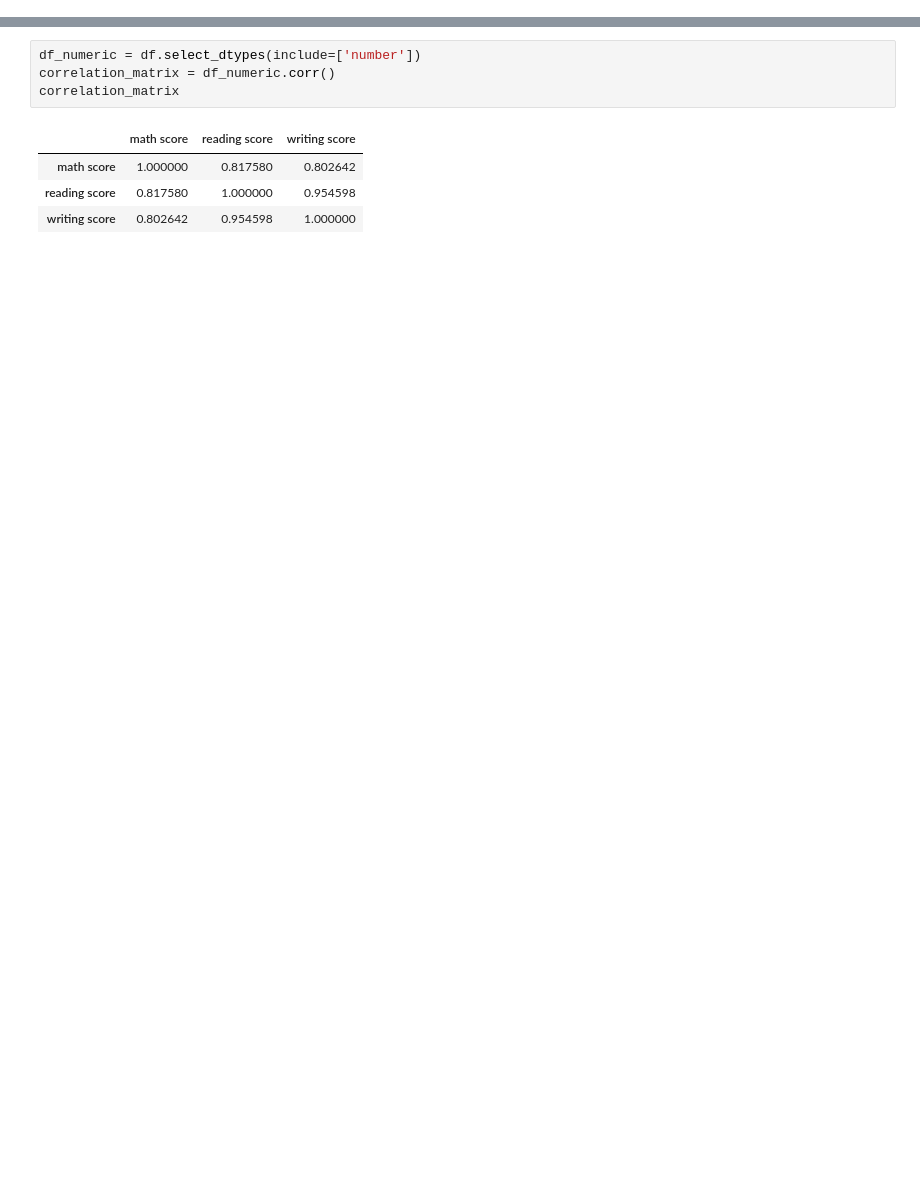
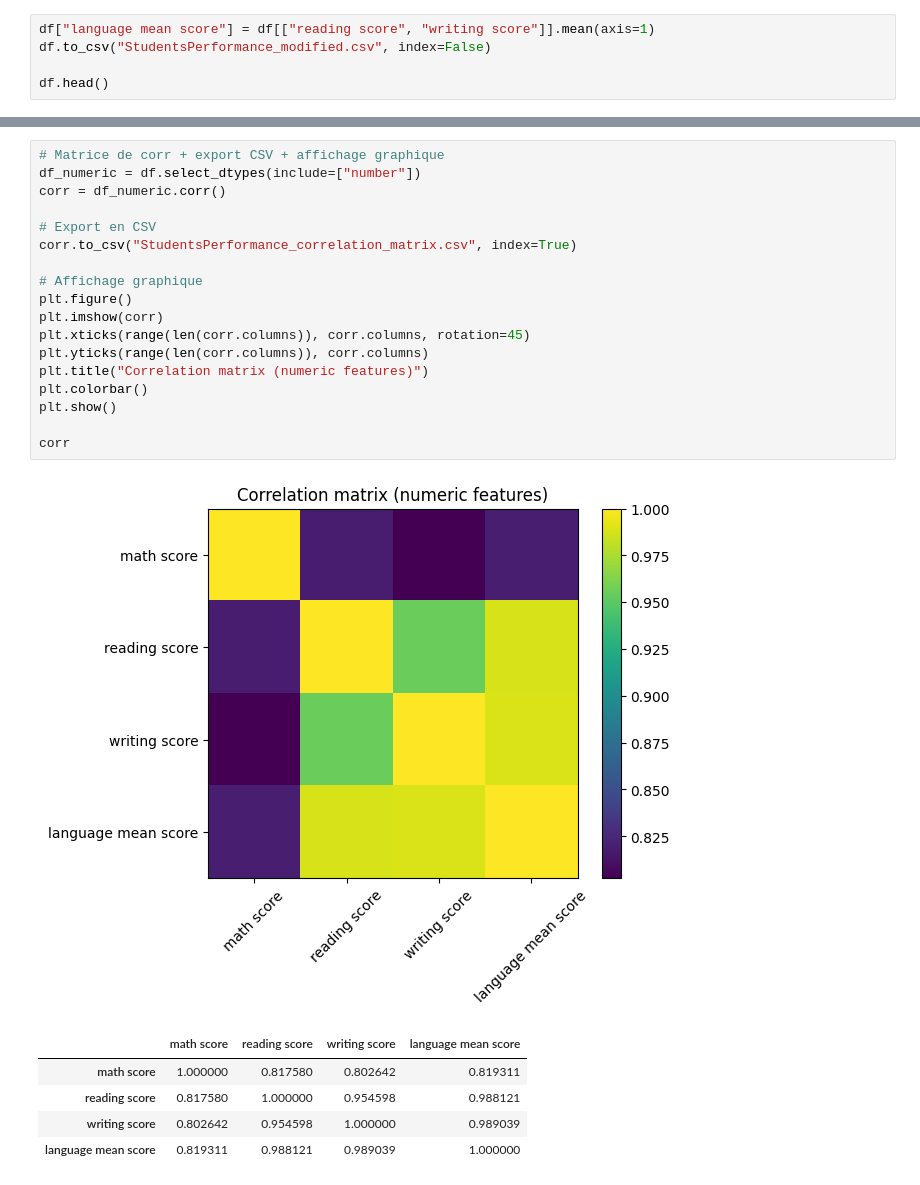
Before and after one commit to Nino-YM/Documentation, a Jupyter notebook: Documentation.ipynb, the cells around one changed output, grey strips where cells are left out. Cells and saved outputs as stored; diff of their text form; blank space fills up the shorter version.

Commit message:
ajout du language_score, ajout de corr matrix, ajout ds data_card

```diff
--- a/Documentation.ipynb
+++ b/Documentation.ipynb
@@ -46,0 +21,5 @@ period_covered: "Non temporel (instantan\xE9)"
+# %%
+df["language mean score"] = df[["reading score", "writing score"]].mean(axis=1)
+df.to_csv("StudentsPerformance_modified.csv", index=False)
+
+df.head()
@@ -104,9 +96,25 @@ numeric_stats
 # %%
-df_numeric = df.select_dtypes(include=['number'])
-correlation_matrix = df_numeric.corr()
-correlation_matrix
+# Matrice de corr + export CSV + affichage graphique
+df_numeric = df.select_dtypes(include=["number"])
+corr = df_numeric.corr()
+
+# Export en CSV
+corr.to_csv("StudentsPerformance_correlation_matrix.csv", index=True)
+
+# Affichage graphique
+plt.figure()
+plt.imshow(corr)
+plt.xticks(range(len(corr.columns)), corr.columns, rotation=45)
+plt.yticks(range(len(corr.columns)), corr.columns)
+plt.title("Correlation matrix (numeric features)")
+plt.colorbar()
+plt.show()
+
+corr
 # %% [output]
+[figure, added]
-|  | math score | reading score | writing score |
-| math score | 1.000000 | 0.817580 | 0.802642 |
-| reading score | 0.817580 | 1.000000 | 0.954598 |
-| writing score | 0.802642 | 0.954598 | 1.000000 |
+|  | math score | reading score | writing score | language mean score |
+| math score | 1.000000 | 0.817580 | 0.802642 | 0.819311 |
+| reading score | 0.817580 | 1.000000 | 0.954598 | 0.988121 |
+| writing score | 0.802642 | 0.954598 | 1.000000 | 0.989039 |
+| language mean score | 0.819311 | 0.988121 | 0.989039 | 1.000000 |
```
Also changed, not shown: parts of 16 cells of this notebook, 9 other files.
